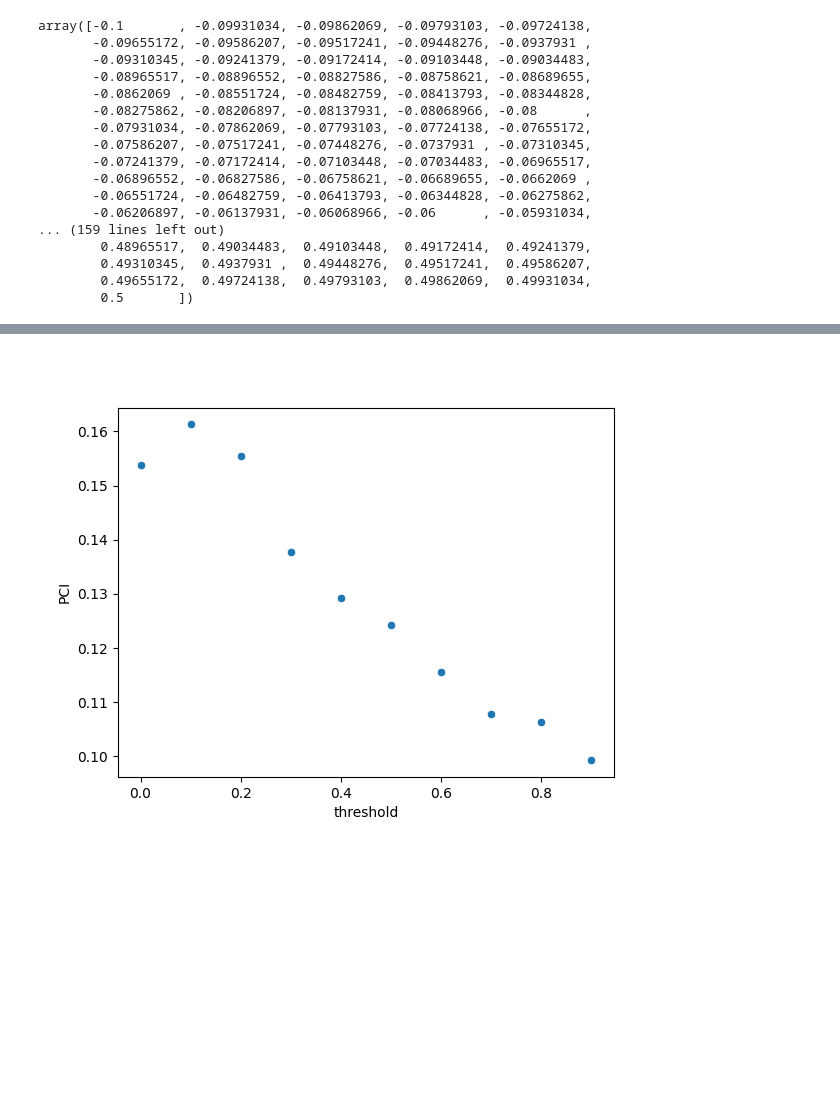
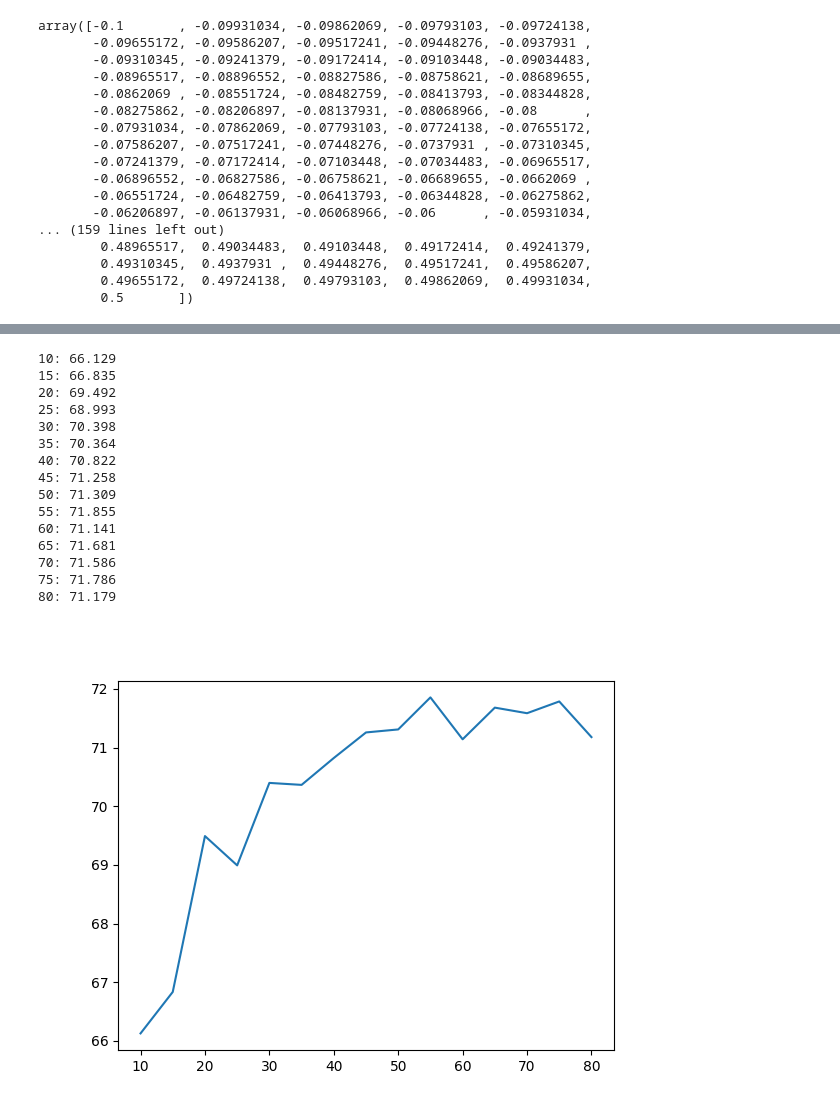
Before and after one commit to Katterrina/fimuni_thesis, a Jupyter notebook: notebooks/03_pci.ipynb, the cells around one changed output, grey strips where cells are left out. Saved outputs shown, nothing was run; the diff lists cells and outputs as text; code cells hidden in the pictures; blank space fills up the shorter version.

```diff
--- a/notebooks/03_pci.ipynb
+++ b/notebooks/03_pci.ipynb
@@ -54,6 +58,3 @@ array([-0.1       , -0.09931034, -0.09862069, -0.09793103, -0.09724138,
         0.49310345,  0.4937931 ,  0.49448276,  0.49517241,  0.49586207,
         0.49655172,  0.49724138,  0.49793103,  0.49862069,  0.49931034,
         0.5       ])
-# %%
-par = {'baseline_window':(-0.1,-0.01), 'response_window':(0.05,0.5), 'k':1.2, 'min_snr':1.1, 'max_var':90, 'embed':False,'n_steps':10} #
-pci_st = pci_st.calc_PCIst(epochs_data_averaged, epochs.times, full_return=True, **par)
@@ -110,8 +61,31 @@ for i in range(10):
-# %%
-plt.figure()
-sns.scatterplot(x=thresholds,y=pcis)
-plt.xlabel("threshold")
-plt.ylabel("PCI")
-plt.show();
-# %% [output]
-[figure, removed]
+# %%
+n_steps = []
+pci_n_steps = []
+
+for s in range(10,81,5):
+    par = {'baseline_window':(-0.1,-0.01), 'response_window':(0.05,0.5), 'k':1.2, 'min_snr':1.1, 'max_var':95, 'embed':False,'n_steps':s} #
+    pci_st_result = pci_st.calc_PCIst(epochs_data_averaged, epochs.times, **par)
+    print(f"{s}: {pci_st_result:.3f}")
+    pci_n_steps.append(pci_st_result)
+    n_steps.append(s)
+
+plt.figure()
+sns.lineplot(x=n_steps, y=pci_n_steps)
+plt.show()
+# %% [output]
+10: 66.129
+15: 66.835
+20: 69.492
+25: 68.993
+30: 70.398
+35: 70.364
+40: 70.822
+45: 71.258
+50: 71.309
+55: 71.855
+60: 71.141
+65: 71.681
+70: 71.586
+75: 71.786
+80: 71.179
+[figure, added]
```
Also changed, not shown: parts of 10 cells of this notebook.
